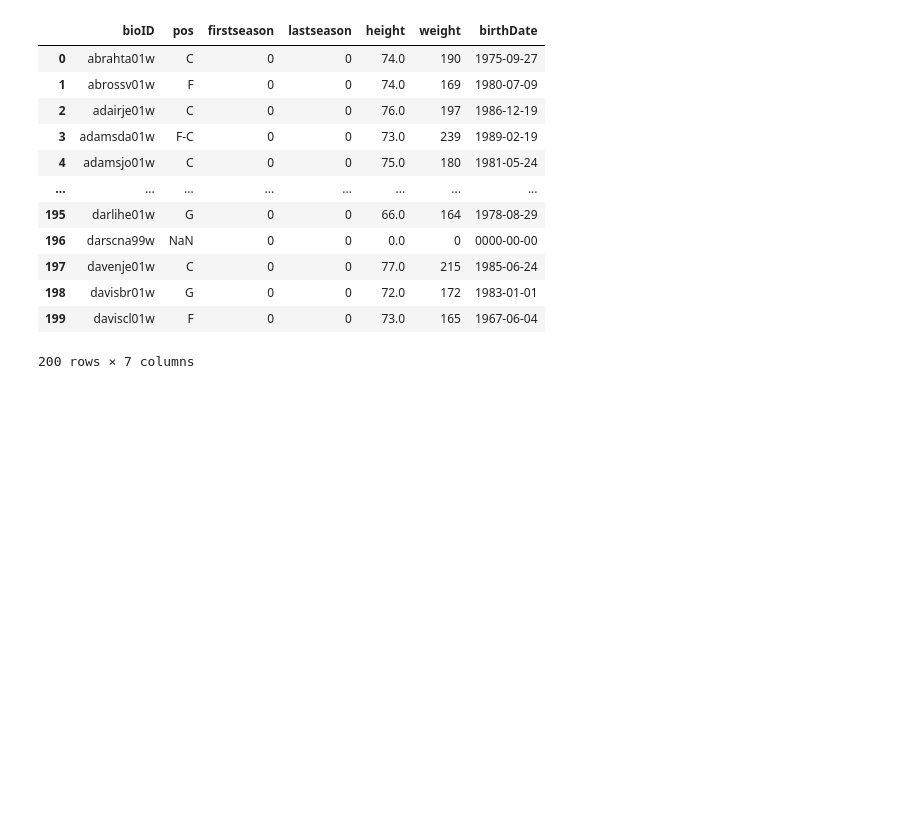
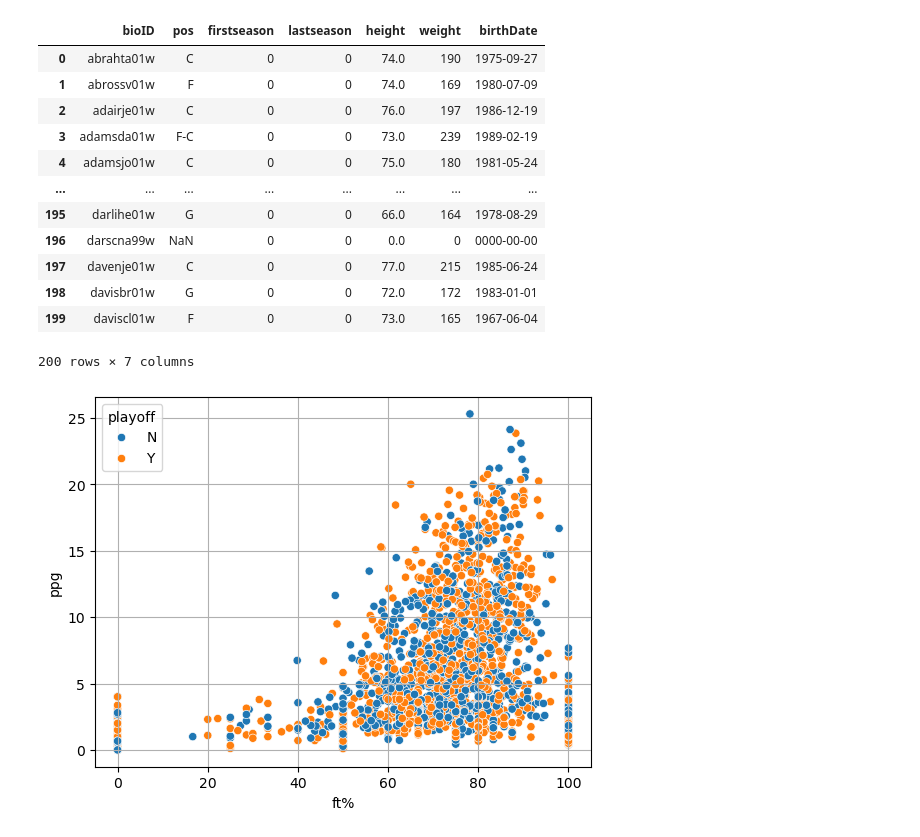
Before and after one commit to P1ntas/Machine-Learning, a Jupyter notebook: jb/processed_data.ipynb, the cells around one changed output. Saved outputs shown, nothing was run; the diff lists cells and outputs as text; code cells hidden in the pictures; blank space fills up the shorter version.

Commit message:
some graphs

```diff
--- a/jb/processed_data.ipynb
+++ b/jb/processed_data.ipynb
@@ -160,3 +164,29 @@ players.head(200)
 | 198 | davisbr01w | G | 0 | 0 | 72.0 | 172 | 1983-01-01 |
 | 199 | daviscl01w | F | 0 | 0 | 73.0 | 165 | 1967-06-04 |
 200 rows × 7 columns
+# %%
+# Get the height of each player
+player_height = players[['bioID', 'height']]
+
+# Merge the player teams and player height dataframes (in the players_teams dataframe the id is playerID, in the players dataframe the id is bioID)
+player_teams = player_teams.merge(player_height, left_on='playerID', right_on='bioID')
+
+# Calculate points per minute
+player_teams['ppg'] = player_teams['points'] / player_teams['GP']
+
+#get the playoffs column from the teams dataframe, check by year and tmID
+player_teams['playoff'] = player_teams.apply(
+    lambda row: teams[teams['year'] == row['year']][teams['tmID'] == row['tmID']]['playoff'].values[0],
+    axis=1
+)
+
+#remove outliers with height < 20
+
+filtered_df = player_teams[player_teams['height'] > 20]
+
+# Plot the scatter plot
+sns.scatterplot(x='ft%', y='ppg', hue='playoff', data=filtered_df)
+plt.grid(True)
+plt.show()
+# %% [output]
+[figure, added]
```
Also changed, not shown: parts of 6 cells of this notebook.
